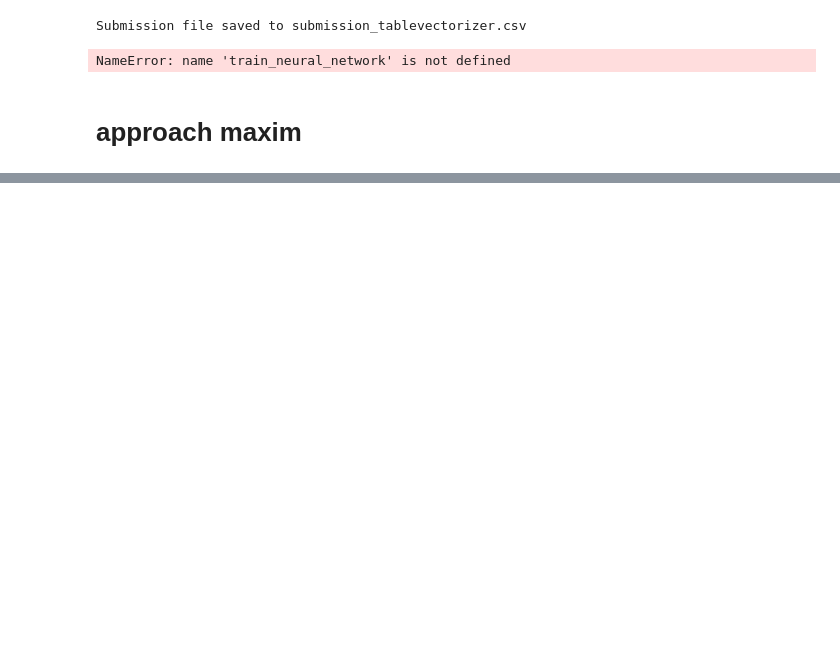
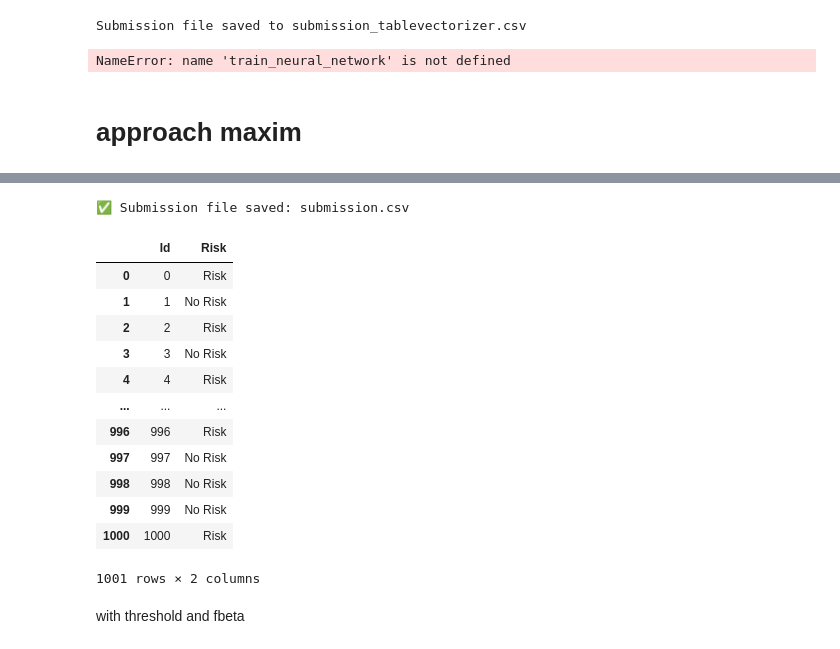
Before and after one commit to sqerbo01/German_Credit, a Jupyter notebook: main.ipynb, the cells around one changed output, grey strips where cells are left out. Drawn from its saved outputs; the diff is of its cells as text; code cells hidden in the pictures; blank space fills up the shorter version.

```diff
--- a/main.ipynb
+++ b/main.ipynb
@@ -448,0 +195,9 @@ joblib.dump(explainer, 'shap_explainer.pkl')
+# %%
+# Stratify by Risk_Numeric (i.e., the real class balance)
+X_train, X_val, y_train, y_val = train_test_split(
+    df[FEATURES].drop(columns=["LoanTier"]),
+    df[TARGET],
+    test_size=0.2,
+    stratify=df[TARGET],  # <- stratify by class label, not feature
+    random_state=42
+)
@@ -448,0 +399,21 @@ joblib.dump(explainer, 'shap_explainer.pkl')
+# %%
+from xgboost import XGBClassifier
+
+# Re-instantiate model with best hyperparameters
+final_model = XGBClassifier(
+    **random_search.best_params_,
+    objective='binary:logistic',
+    eval_metric='logloss',
+    random_state=42
+)
+
+# Final cross-validation check using tuned threshold
+scores, mean_score = crossval_custom_score_general(
+    df=df,
+    FEATURES=FEATURES,
+    TARGET=TARGET,
+    model=final_model,
+    threshold=0.59,  # use your tuned threshold (e.g. 0.59)
+    k=5,
+    verbose=True
+)
@@ -448,0 +428,30 @@ joblib.dump(explainer, 'shap_explainer.pkl')
+# %%
+from modeling_utils import generate_kaggle_submission
+
+# ✅ Fit the final model on full training data
+final_model.fit(X_train, y_train)
+
+# ✅ Generate the submission file
+generate_kaggle_submission(
+    model=final_model,
+    test_csv_path="dsb-24-german-credit/german_credit_test.csv",
+    X_train_columns=X_train.columns,
+    output_path="submission.csv"
+)
+# %% [output]
+✅ Submission file saved: submission.csv
+|  | Id | Risk |
+| 0 | 0 | Risk |
+| 1 | 1 | No Risk |
+| 2 | 2 | Risk |
+| 3 | 3 | No Risk |
+| 4 | 4 | Risk |
+| ... | ... | ... |
+| 996 | 996 | Risk |
+| 997 | 997 | No Risk |
+| 998 | 998 | No Risk |
+| 999 | 999 | No Risk |
+| 1000 | 1000 | Risk |
+1001 rows × 2 columns
+# %% [markdown]
+with threshold and fbeta
```
Also changed, not shown: parts of 30 cells of this notebook, 5 other files.
